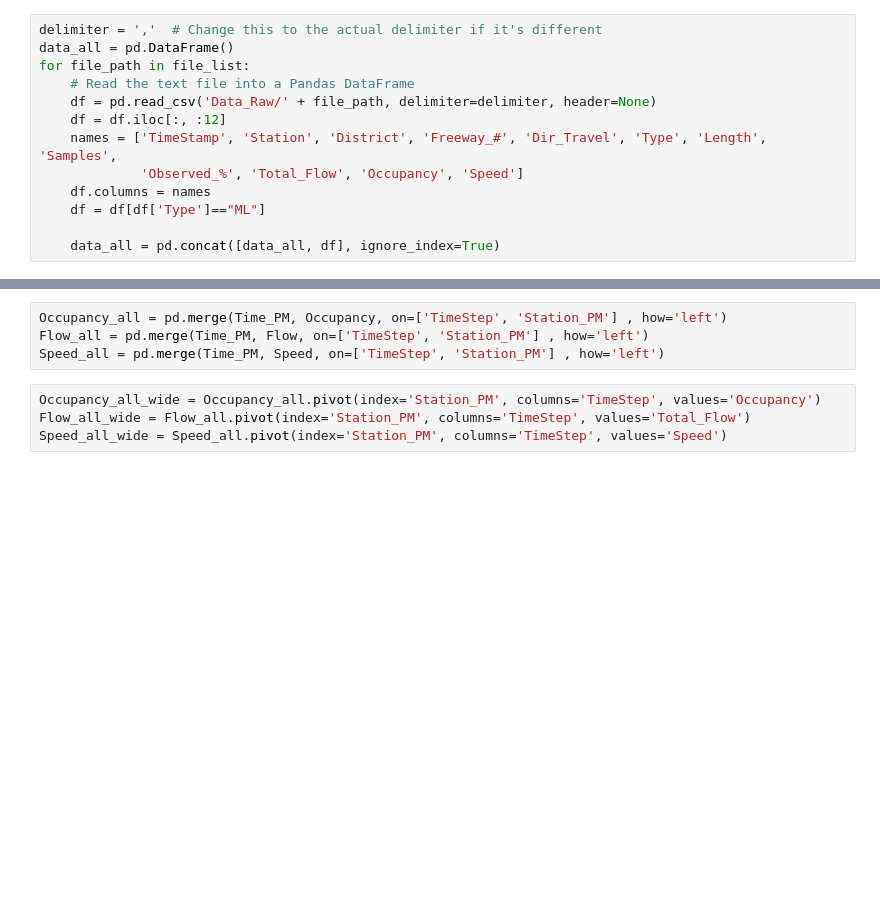
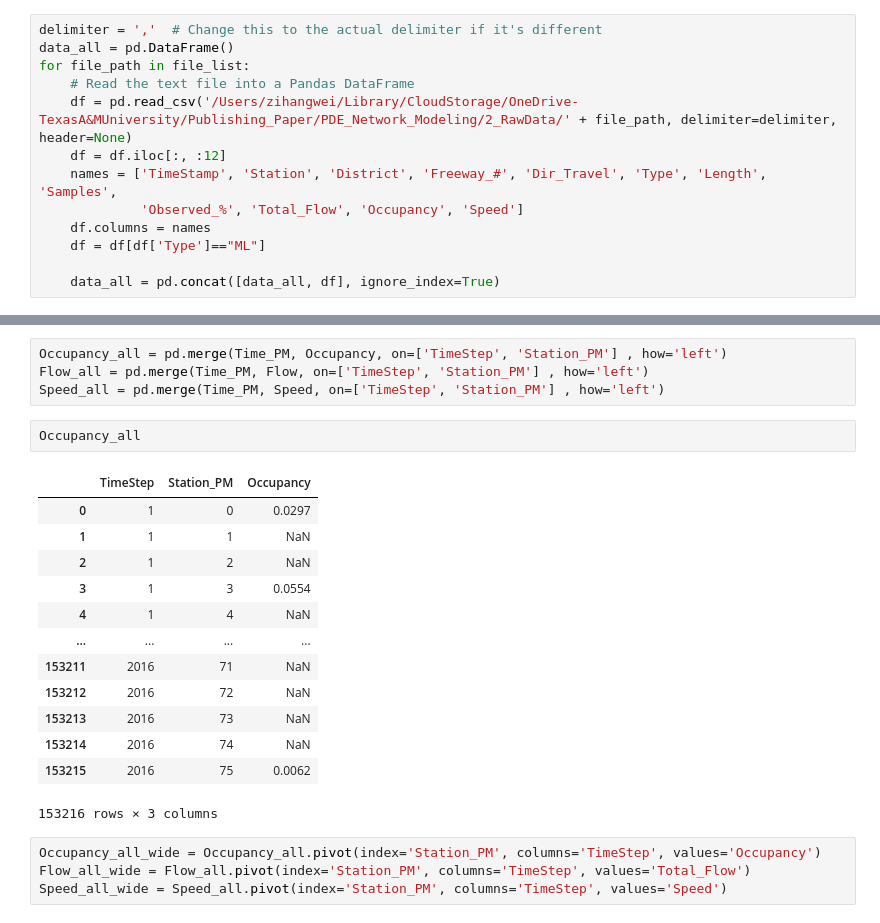
Before and after one commit to wzh96/Flow_PDE_FIND, a Jupyter notebook: Initial_Data_Clean.ipynb, the cells around one changed output, grey strips where cells are left out. Drawn from its saved outputs; the diff is of its cells as text; blank space fills up the shorter version.

```diff
--- a/Initial_Data_Clean.ipynb
+++ b/Initial_Data_Clean.ipynb
@@ -9,7 +9,7 @@ delimiter = ','  # Change this to the actual delimiter if it's different
 data_all = pd.DataFrame()
 for file_path in file_list:
     # Read the text file into a Pandas DataFrame
-    df = pd.read_csv('Data_Raw/' + file_path, delimiter=delimiter, header=None)
+    df = pd.read_csv('/Users/zihangwei/Library/CloudStorage/OneDrive-TexasA&MUniversity/Publishing_Paper/PDE_Network_Modeling/2_RawData/' + file_path, delimiter=delimiter, header=None)
     df = df.iloc[:, :12]
     names = ['TimeStamp', 'Station', 'District', 'Freeway_#', 'Dir_Travel', 'Type', 'Length', 'Samples',
              'Observed_%', 'Total_Flow', 'Occupancy', 'Speed']
@@ -110,6 +132,22 @@ Time_PM = pd.DataFrame({'TimeStep': timestep_value, 'Station_PM': PM_values})
 Occupancy_all = pd.merge(Time_PM, Occupancy, on=['TimeStep', 'Station_PM'] , how='left')
 Flow_all = pd.merge(Time_PM, Flow, on=['TimeStep', 'Station_PM'] , how='left')
 Speed_all = pd.merge(Time_PM, Speed, on=['TimeStep', 'Station_PM'] , how='left')
+# %%
+Occupancy_all
+# %% [output]
+|  | TimeStep | Station_PM | Occupancy |
+| 0 | 1 | 0 | 0.0297 |
+| 1 | 1 | 1 | NaN |
+| 2 | 1 | 2 | NaN |
+| 3 | 1 | 3 | 0.0554 |
+| 4 | 1 | 4 | NaN |
+| ... | ... | ... | ... |
+| 153211 | 2016 | 71 | NaN |
+| 153212 | 2016 | 72 | NaN |
+| 153213 | 2016 | 73 | NaN |
+| 153214 | 2016 | 74 | NaN |
+| 153215 | 2016 | 75 | 0.0062 |
+153216 rows × 3 columns
 # %%
 Occupancy_all_wide = Occupancy_all.pivot(index='Station_PM', columns='TimeStep', values='Occupancy')
 Flow_all_wide = Flow_all.pivot(index='Station_PM', columns='TimeStep', values='Total_Flow')
```
Also changed, not shown: parts of 5 cells of this notebook, 28 other files.
